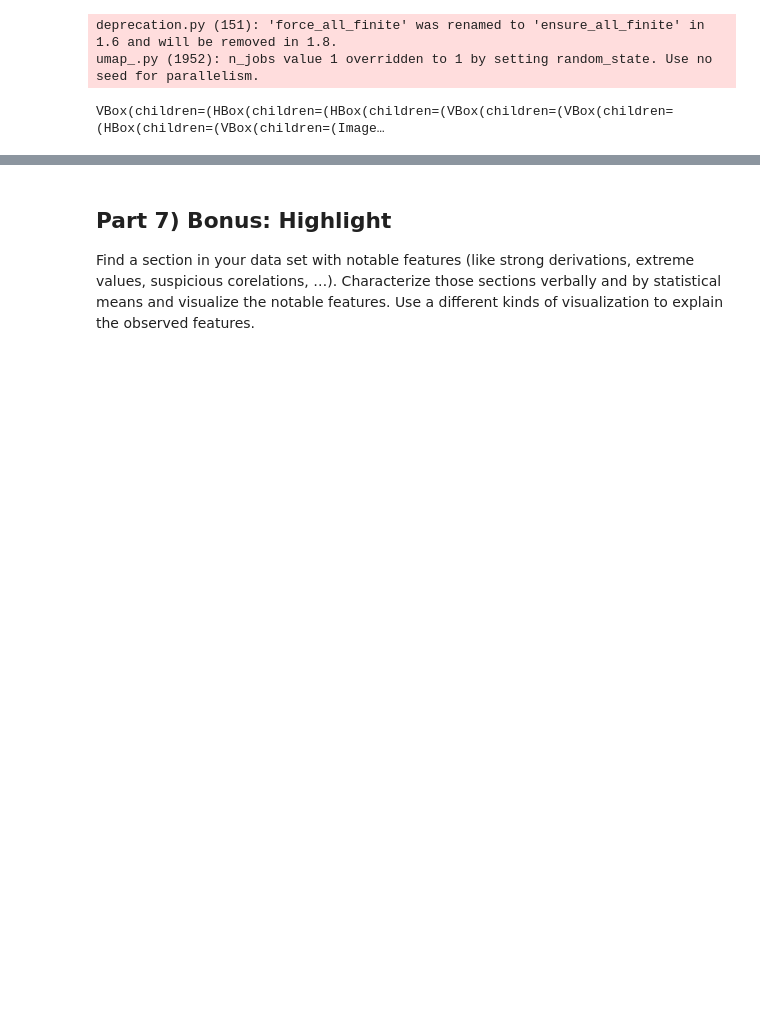
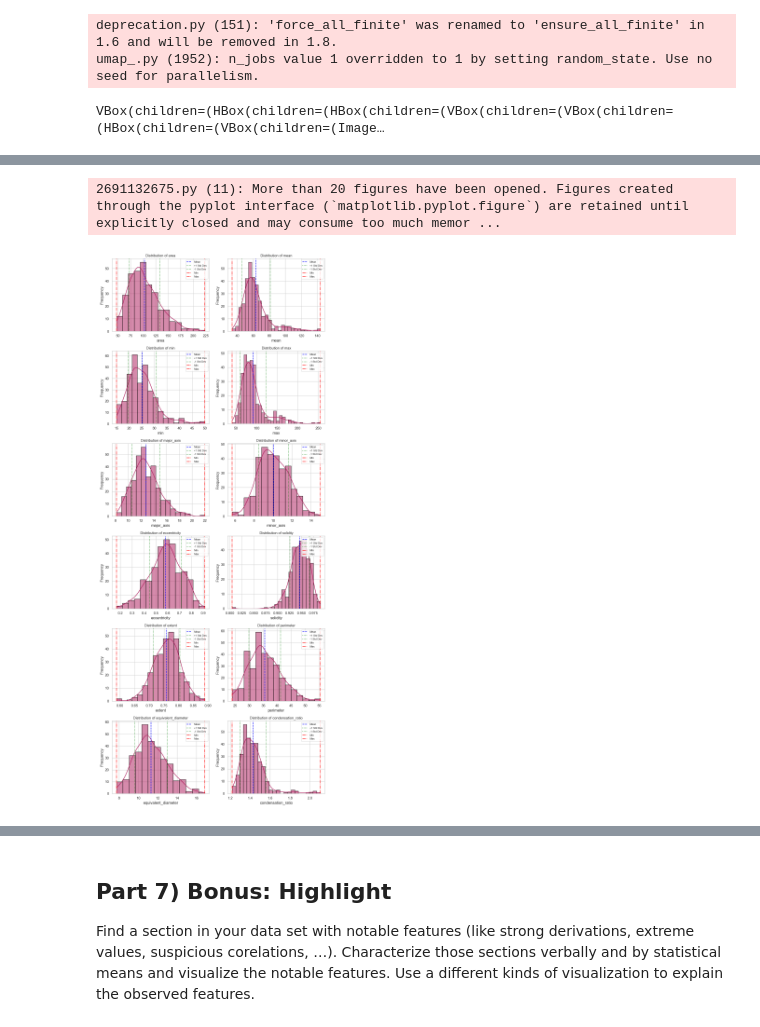
Before and after one commit to marabuuu/rse-lab, a Jupyter notebook: notebooks/RSE_assignment.ipynb, the cells around one changed output, grey strips where cells are left out. Saved outputs shown, nothing was run; the diff lists cells and outputs as text; code cells hidden in the pictures; blank space fills up the shorter version.

```diff
--- a/notebooks/RSE_assignment.ipynb
+++ b/notebooks/RSE_assignment.ipynb
@@ -227,0 +268,46 @@ ValueError: cannot reshape array of size 314 into shape (100,100)
+# %%
+# Set Seaborn style and color palette
+sns.set(style='whitegrid')
+rocket_palette = sns.color_palette('rocket')
+highlight_color = rocket_palette[2]
+
+# Number of plots per row
+cols = 2
+rows = int(np.ceil(len(numerical_columns) / cols))
+
+# Create subplots
+fig, axes = plt.subplots(rows, cols, figsize=(cols * 5, rows * 4))
+axes = axes.flatten()
+
+# Plot each feature
+for i, col in enumerate(numerical_columns):
+    ax = axes[i]
+    sns.histplot(df[col], kde=True, color=highlight_color, edgecolor='black', ax=ax)
+
+    # Calculate stats
+    mean = df[col].mean()
+    std = df[col].std()
+    min_val = df[col].min()
+    max_val = df[col].max()
+
+    # Add vertical lines for mean, std, min, max
+    ax.axvline(mean, color='blue', linestyle='--', label='Mean')
+    ax.axvline(mean + std, color='green', linestyle=':', label='+1 Std Dev')
+    ax.axvline(mean - std, color='green', linestyle=':', label='-1 Std Dev')
+    ax.axvline(min_val, color='red', linestyle='-.', label='Min')
+    ax.axvline(max_val, color='red', linestyle='-.', label='Max')
+
+    ax.set_title(f"Distribution of {col}", fontsize=11)
+    ax.set_xlabel(col)
+    ax.set_ylabel("Frequency")
+    ax.legend(fontsize=8, loc='upper right')
+
+# Remove empty subplots (if any)
+for j in range(i + 1, len(axes)):
+    fig.delaxes(axes[j])
+
+plt.tight_layout()
+plt.show()
+# %% [output]
+2691132675.py (11): More than 20 figures have been opened. Figures created through the pyplot interface (`matplotlib.pyplot.figure`) are retained until explicitly closed and may consume too much memor ...
+[figure, added]
```
Also changed, not shown: parts of 37 cells of this notebook.
